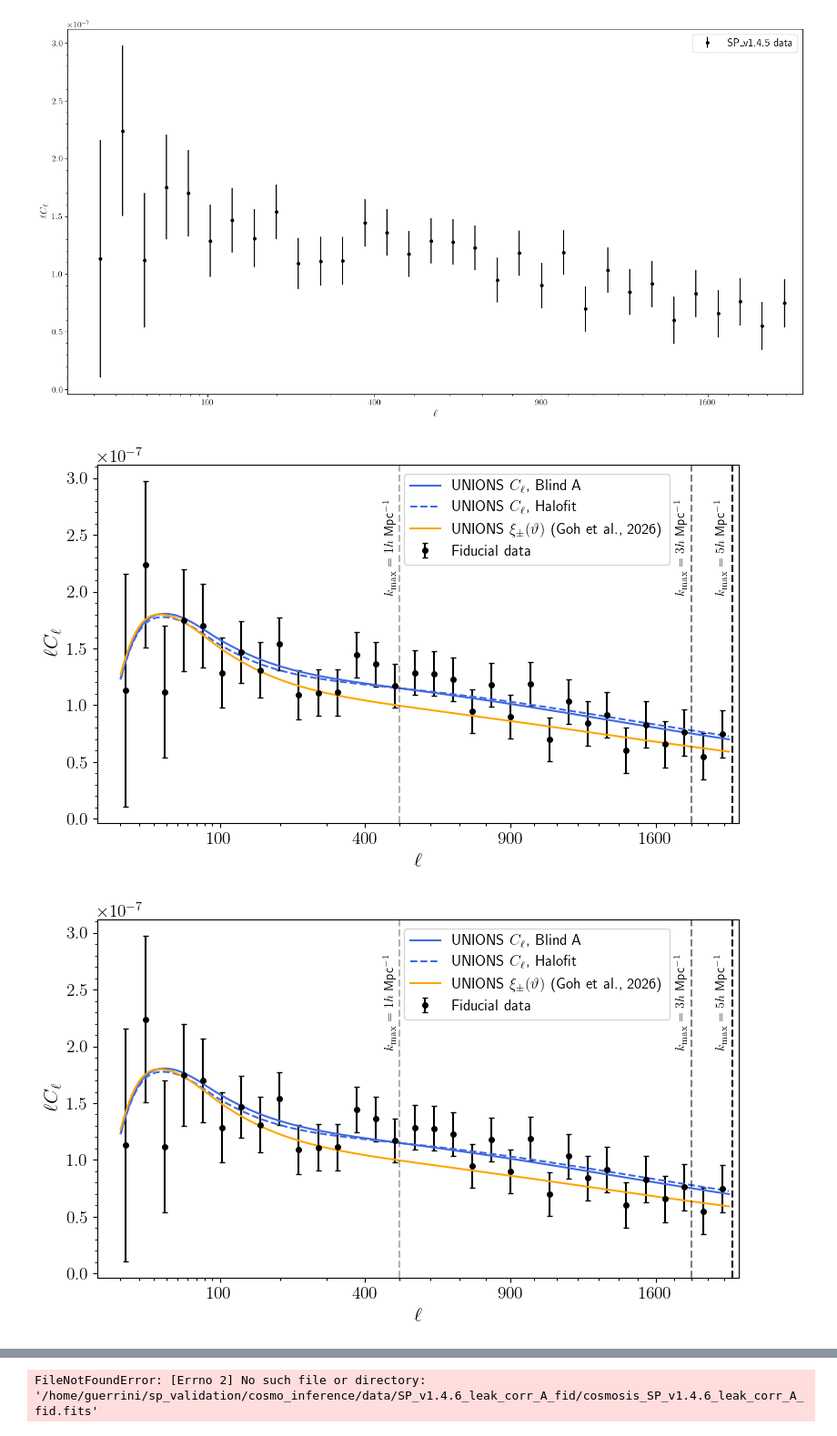
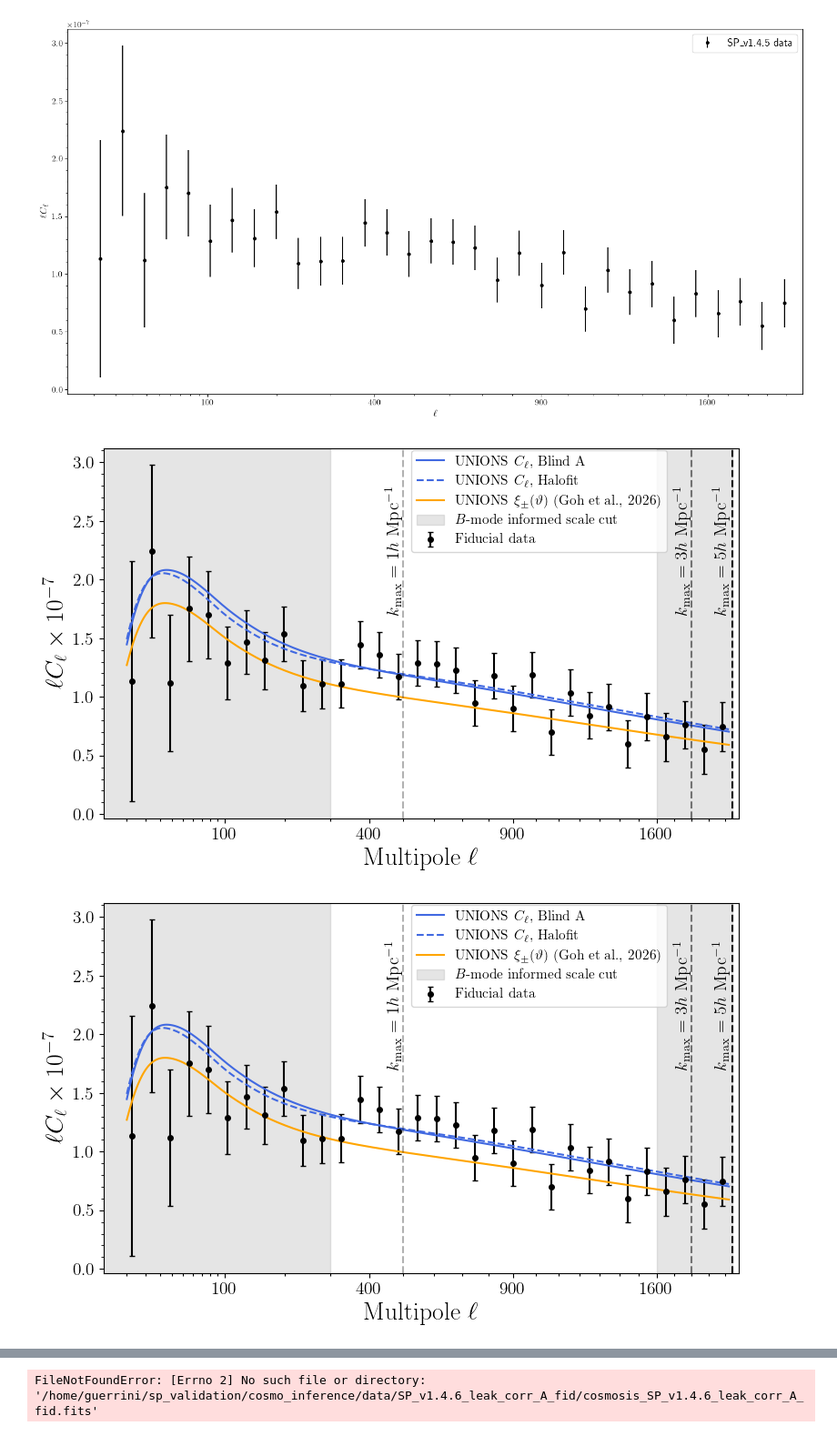
Before and after one commit to CosmoStat/sp_validation, a Jupyter notebook: cosmo_inference/get_chi2_cell.ipynb, the cells around one changed output, grey strips where cells are left out. Shown at 91% size. Cells and saved outputs as stored; diff of their text form; code cells hidden in the pictures.

```diff
--- a/cosmo_inference/get_chi2_cell.ipynb
+++ b/cosmo_inference/get_chi2_cell.ipynb
@@ -478,10 +498,14 @@ for i, root in enumerate(roots):
 
         #Apply scale cuts
         mask_cell = (ell_data > lower_bound_cell_ee) & (ell_data < upper_bound_cell_ee)
+        cell_data = cell_data[mask_cell]
+        cell_model = cell_model[mask_cell]
+        cov_cell = cov_cell[mask_cell][:, mask_cell]
 
         cell_chi2 = np.dot((cell_model - cell_data), np.dot(np.linalg.inv(cov_cell), (cell_model - cell_data)))
         n_dof_cell = np.sum(mask_cell)
         print(n_dof_cell)
+        n_dof_cell -= 9
         p_value_cell = 1 - stats.chi2.cdf(cell_chi2, n_dof_cell)
 
         metrics[root] = {
@@ -557,6 +581,7 @@ for i, root in enumerate(roots):
         xi_plus_chi2 = np.dot((xi_model - xi_data), np.dot(np.linalg.inv(cov_xi), (xi_model - xi_data)))
         tau_chi2 = np.dot((tau_model - tau_data), np.dot(np.linalg.inv(cov_tau), (tau_model - tau_data)))
         n_dof_xi = np.sum(mask)
+        n_dof_xi -= 11
         n_dof_tau = len(tau_0_data) + len(tau_2_data)
         p_value_xi = 1 - stats.chi2.cdf(xi_plus_chi2, n_dof_xi)
         p_value_tau = 1 - stats.chi2.cdf(tau_chi2, n_dof_tau)
@@ -687,7 +714,7 @@ markdown_source
 # %% [markdown]
 ## Plot the best-fit of each model
 # %%
-catalog_version = 'SP_v1.4.6_leak_corr_A_fid'
+catalog_version = 'SP_v1.4.6_leak_corr_A_lmin=300_lmax=1600'
 data = fits.open(f'/home/guerrini/sp_validation/cosmo_inference/data/{catalog_version}/cosmosis_{catalog_version}_cell.fits')
 cell_ee = data['CELL_EE'].data
 cov_mat = data['COVMAT'].data
@@ -744,25 +771,33 @@ def plot_best_fit(data_points, root_to_plot, line_args, savefile, ell_min=10.0,
     ax.axvline(x=2048, color='black', linestyle='--', alpha=1.0)
     ax.axvline(x=500, color='black', linestyle='--', alpha=0.3)
 
+    ymin = ax.get_ylim()[0]
+    ymax = ax.get_ylim()[1]
+    # Shadowing cut scaled
+    ax.fill_betweenx(y=[ymin, ymax], x1=0, x2=300, color='gray', alpha=0.2, label=r'$B$-mode informed scale cut')
+    ax.fill_betweenx(y=[ymin, ymax], x1=1600, x2=2048, color='gray', alpha=0.2)
+
+    ax.set_ylim(ymin, ymax)
+
     # Add labels directly under the tick
     ax.text(1740, 0.90,
             r"$k_\mathrm{max} = 3 h$ Mpc$^{-1}$",
             transform=ax.get_xaxis_transform(),
-            ha='center', va='top', fontsize=10, rotation=90)
+            ha='center', va='top', fontsize=14, rotation=90)
 
     ax.text(1978, 0.90,
             r"$k_\mathrm{max} = 5 h$ Mpc$^{-1}$",
             transform=ax.get_xaxis_transform(),
-            ha='center', va='top', fontsize=10, rotation=90)
+            ha='center', va='top', fontsize=14, rotation=90)
 
     ax.text(470,  0.90,
             r"$k_\mathrm{max} = 1 h$ Mpc$^{-1}$",
             transform=ax.get_xaxis_transform(),
-            ha='center', va='top', fontsize=10, rotation=90)
+            ha='center', va='top', fontsize=14, rotation=90)
 
     ell, cell = cell_ee['ANG'], cell_ee['VALUE']
-    ax.set_ylabel('$\ell C_\ell$', fontsize=16)
-    ax.set_xlabel('$\ell$', fontsize=16)
+    ax.set_ylabel(r'$\ell C_\ell \times 10^{-7}$', fontsize=20)
+    ax.set_xlabel(r'Multipole $\ell$', fontsize=20)
     ax.set_xlim(ell.min()-10, ell.max()+100)
     ax.set_xscale('squareroot')
     ax.set_xticks(np.array([100, 400, 900, 1600]))
@@ -772,9 +807,10 @@ def plot_best_fit(data_points, root_to_plot, line_args, savefile, ell_min=10.0,
     ax.xaxis.set_ticks(minor_ticks, minor=True)
     ax.tick_params(axis='both', which='major', labelsize=14)
     ax.tick_params(axis='both', which='minor', labelsize=10)
-    ax.yaxis.get_offset_text().set_fontsize(14)
+    ax.yaxis.get_offset_text().set_visible(False)
 
-    plt.legend(loc=loc_legend, bbox_to_anchor=bbox_to_anchor, fontsize=12)
+
+    plt.legend(loc=loc_legend, bbox_to_anchor=bbox_to_anchor, fontsize=11)
 
     if savefile is not None:
         plt.savefig(savefile, bbox_inches='tight')
@@ -915,39 +951,39 @@ def plot_best_fit_ratio(root_to_plot, colours, savefile, theta_min=1.0, theta_ma
 
     plt.show()
 # %%
-
+plt.rcParams.update({'font.family': "serif"})
 
 root_to_plot = [
-    f"SP_v1.4.6_leak_corr_A_fid_cell",
+    f"SP_v1.4.6_leak_corr_A_lmin=300_lmax=1600_cell",
     f"SP_v1.4.6_leak_corr_A_halofit_cell",
     f"SP_v1.4.6_leak_corr_A_10_80"
 ]
 
 labels = [
     r"UNIONS $C_\ell$, Blind A",
     r"UNIONS $C_\ell$, Halofit",
     r"UNIONS $\xi_\pm(\vartheta)$ (Goh et al., 2026)"
 ]
 
 line_args = [
     {'color': 'royalblue', 'linestyle': '-'},
     {'color': 'royalblue', 'linestyle': '--'},
     {'color': 'orange', 'linestyle': '-'}
 ]
 
 log_legend="lower center"
 bbox_to_anchor=(0.685, 0.70)
 
 savefile = "./notebooks/2D_harmonic_space_cosmic_shear_plots/plots/paperplot_Cell_EE_and_best_fit.png"
 
 plot_best_fit(catalog_version, root_to_plot, line_args, savefile, labels=labels, loc_legend=log_legend, bbox_to_anchor=bbox_to_anchor)
 
 savefile = "./notebooks/2D_harmonic_space_cosmic_shear_plots/plots/paperplot_Cell_EE_and_best_fit.pdf"
 
 plot_best_fit(catalog_version, root_to_plot, line_args, savefile, labels=labels, loc_legend=log_legend, bbox_to_anchor=bbox_to_anchor)
 # %% [output]
-[figure, old version]
+[figure, new version]
-[figure, old version]
+[figure, new version]
 # %%
 root_to_plot = [
     f"SP_v1.4.6_leak_corr_A_small_scales_cell",
```
Also changed, not shown: parts of 8 cells of this notebook, 1 other file.
